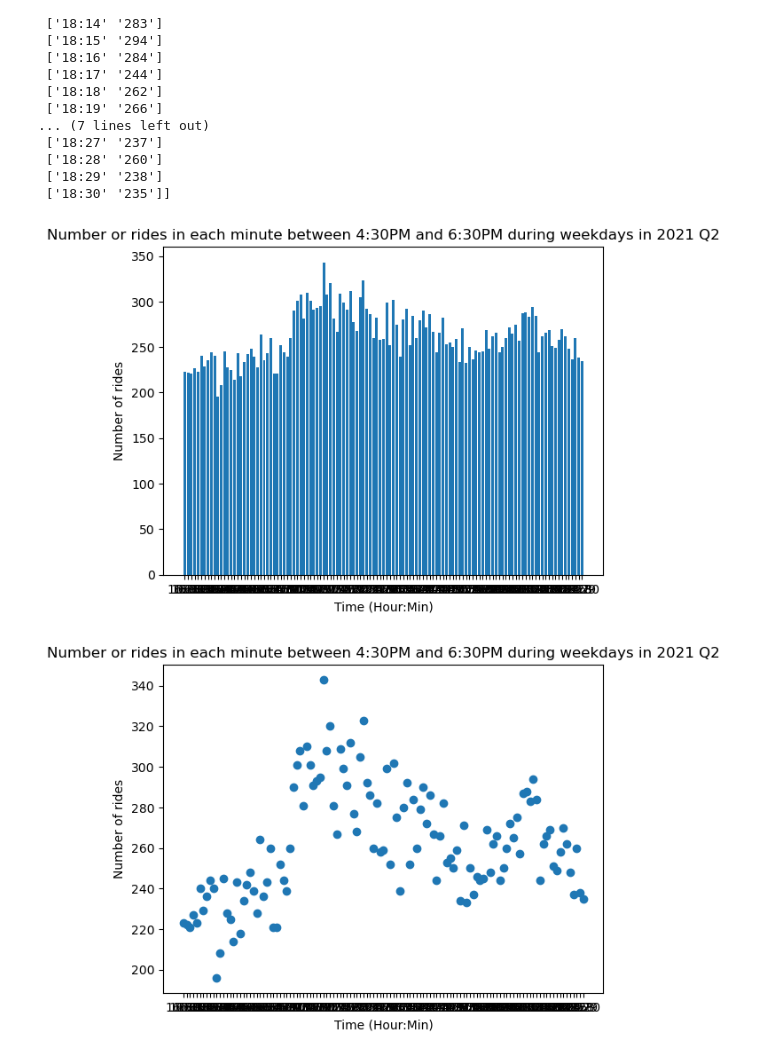
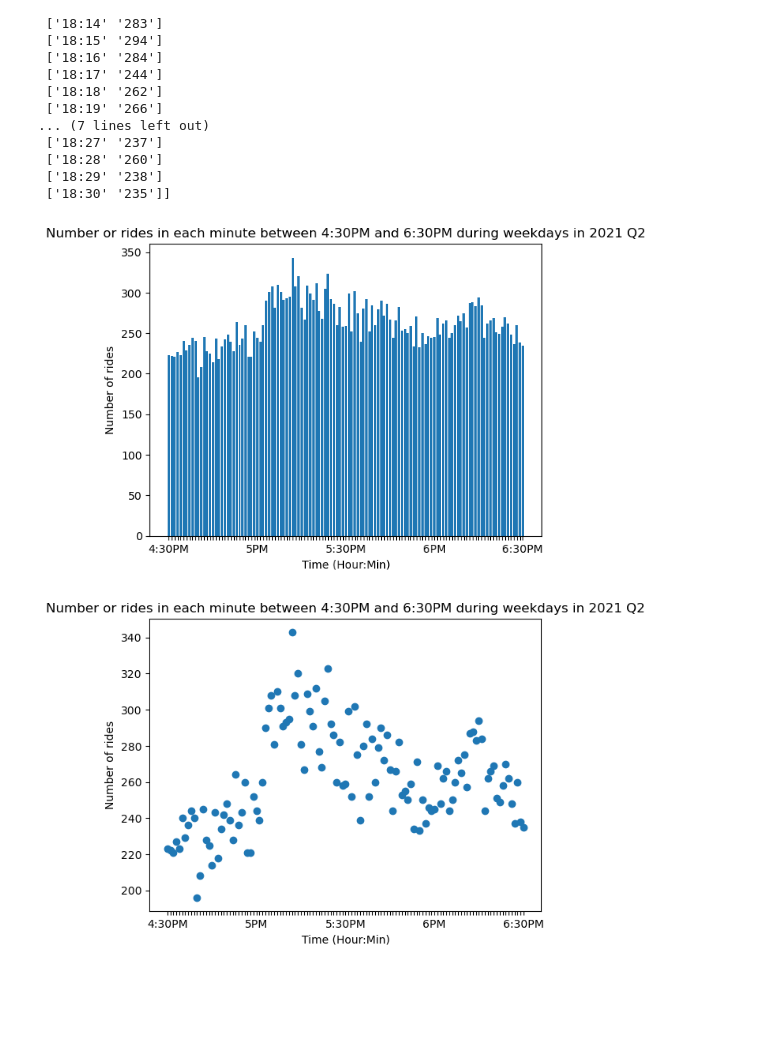
Before and after one commit to MiguelAcostaDelVecchio/RandomProcesses, a Jupyter notebook: Week6/Project1/MiguelProject1.ipynb, the cells around one changed output. Saved outputs shown, nothing was run; the diff lists cells and outputs as text; code cells hidden in the pictures; blank space fills up the shorter version.

```diff
--- a/Week6/Project1/MiguelProject1.ipynb
+++ b/Week6/Project1/MiguelProject1.ipynb
@@ -150,4 +150,19 @@ print(orderedCounts)
 # %% [output]
 Re-organizing the counts as well:
 [2780, 3062, 1760, 2823, 1878, 2808, 2408, 2168, 1626, 2365, 2493, 2894, 3141, 3338, 3822, 3110, 2974, 3223, 3048, 3129, 3582, 3523, 2844, 2666, 3059, 2467, 3390, 1897, 946, 909, 3030, 2834, 3008, 207 ...
+# %%
+xAxis = []
+cnt = " "
+for i in range(0,len(orderedDays)):
+    if i == 0:
+        xAxis.append("4/1/2021")
+    elif i == 30:
+        xAxis.append("5/1/2021")
+    elif i == 60:
+        xAxis.append("6/1/2021")
+    elif i == 90:
+        xAxis.append("6/30/2021")
+    else:
+        xAxis.append(cnt)
+        cnt = cnt + " "
 # %%
@@ -594,23 +605,40 @@ Displaying the unique values and their corresponding counts side by side:
  ['18:28' '260']
  ['18:29' '238']
  ['18:30' '235']]
+# %%
+x1Axis = []
+cnt = " "
+for i in range(0,len(a)):
+    if i == 0:
+        x1Axis.append("4:30PM")
+    elif i == 30:
+        x1Axis.append("5PM")
+    elif i == 60:
+        x1Axis.append("5:30PM")
+    elif i == 90:
+        x1Axis.append("6PM")
+    elif i == 120:
+        x1Axis.append("6:30PM")
+    else:
+        x1Axis.append(cnt)
+        cnt = cnt + " "
 # %%
 # bar chart of data
-plt.bar(a, b)
+plt.bar(x1Axis, b)
 plt.xlabel('Time (Hour:Min)')
 plt.ylabel('Number of rides')
 plt.title('Number or rides in each minute between 4:30PM and 6:30PM during weekdays in 2021 Q2')
 plt.show()
 # %% [output]
-[figure, old version]
+[figure, new version]
 # %%
-plt.scatter(a, b)
+plt.scatter(x1Axis, b)
 plt.xlabel('Time (Hour:Min)')
 plt.ylabel('Number of rides')
 plt.title('Number or rides in each minute between 4:30PM and 6:30PM during weekdays in 2021 Q2')
 plt.show()
 # %% [output]
-[figure, old version]
+[figure, new version]
 # %%
 #7) Limiting yourself to rides taken between 4:30 and 6:30PM / 16:30 and 18:30 /
 #on weekdays, how well does a Poisson process model the rate
```
Also changed, not shown: parts of 6 cells of this notebook.
